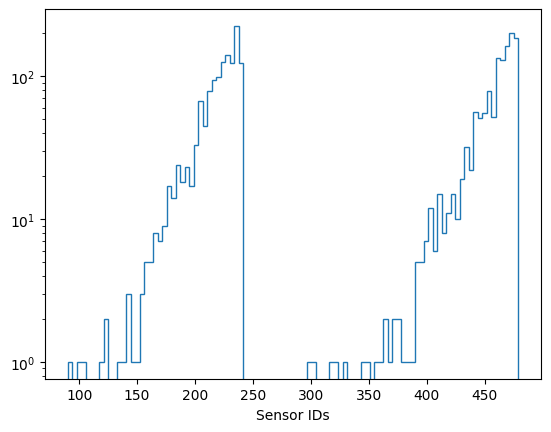
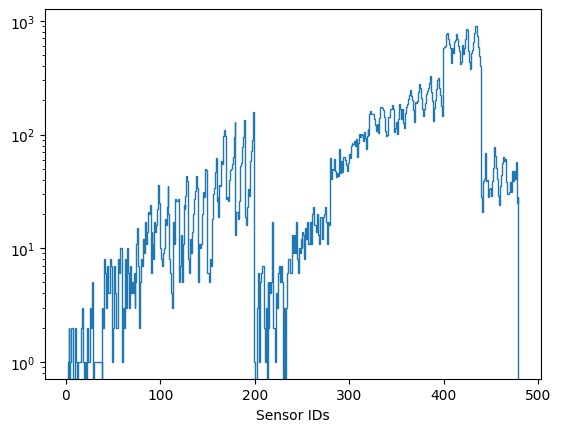
Unified diff of the notebook cell whose output changed from the first chart to the second:
--- before
+++ after
@@ -1,3 +1,4 @@
-_=plt.hist(SId,bins=100,histtype="step")
+bins=np.linspace(np.min(SId),np.max(SId),np.max(SId))
+_=plt.hist(SId,bins=bins,histtype="step")
 plt.xlabel("Sensor IDs")
 plt.semilogy()

Commit: Fixing some bugs, and adding option to save edeps to file for testing